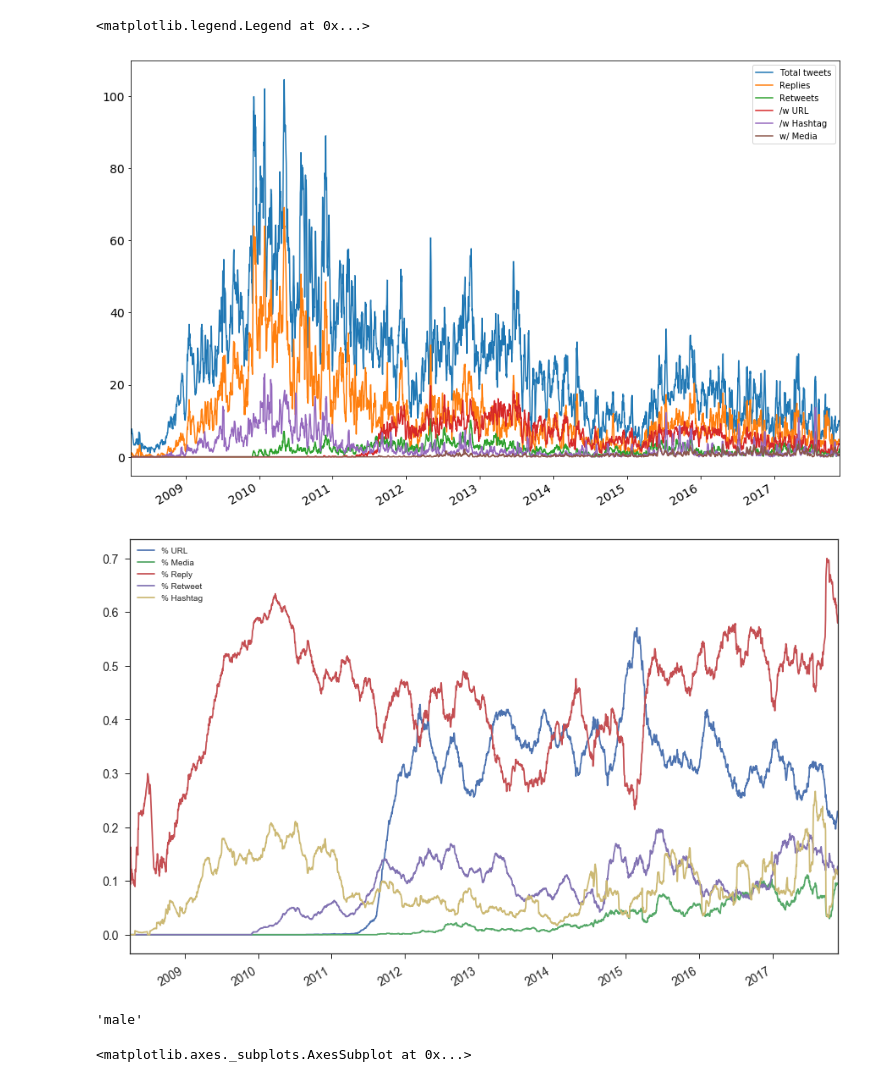
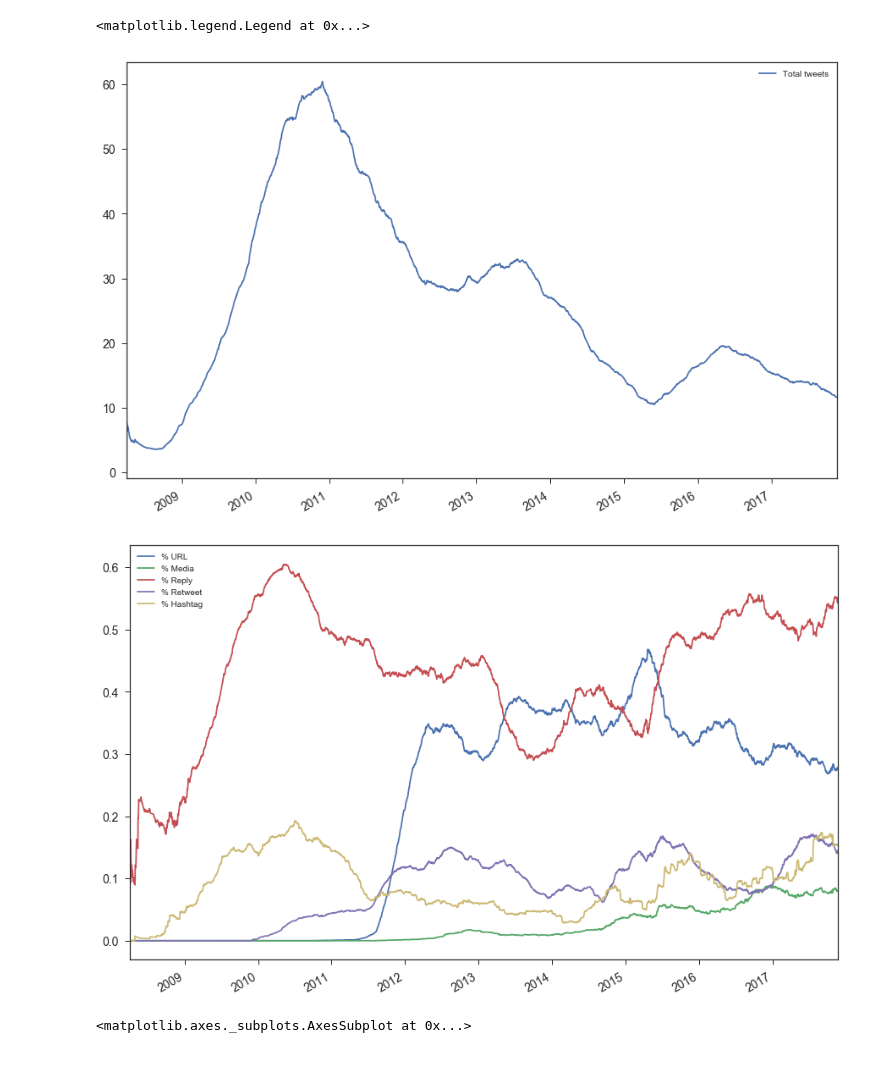
Before and after one commit to gedankenstuecke/twitter-analyser, a Jupyter notebook: archive-analyser.ipynb, the cells around one changed output. Drawn from its saved outputs; the diff is of its cells as text; code cells hidden in the pictures.

Commit message:
more graphs

```diff
--- a/archive-analyser.ipynb
+++ b/archive-analyser.ipynb
@@ -138,6 +126,10 @@ def create_dataframe(tweets):
     return dataframe
 
 def read_file_index(index_file):
+    '''
+    read file that lists all
+    tweet-containing json files
+    '''
     with open(index_file) as f:
         d = f.readlines()[1:]
         d = "".join(d)
@@ -146,6 +138,9 @@ def read_file_index(index_file):
     return files
 
 def read_single_file(fpath):
+    '''
+    read in the json of a single tweet.json
+    '''
     with open(fpath) as f:
         d = f.readlines()[1:]
         d = "".join(d)
@@ -153,6 +148,13 @@ def read_single_file(fpath):
     return tweets
 
 def read_files(file_list,base_path):
+    '''
+    use the file list as generated by
+    read_file_index() to read in the json
+    of all tweet.json files and convert them
+    into individual data frames.
+    Returns them so far not concatenated
+    '''
     data_frames = []
     for single_file in file_list:
         tweets = read_single_file(base_path + '/' + single_file['file_name'])
@@ -245,20 +229,19 @@ for day in hour_per_weekday.keys():
 # %%
-dataframe = dataframe.set_index('utc_time')
 dataframe = dataframe.replace(to_replace={'url': {False: None},'hashtag': {False: None},'media': {False: None}})
 dataframe_grouped = dataframe.groupby(dataframe.index.date).count()
 dataframe_grouped.index = pd.to_datetime(dataframe_grouped.index)
-dataframe_mean_week = dataframe_grouped.rolling('7d').mean()
+dataframe_mean_week = dataframe_grouped.rolling('365d').mean()
 # %%
-pt = dataframe_mean_week.plot(y=['text', 'reply_name', 'retweet_name','url','hashtag','media'],figsize=(15,10),fontsize=14)
-pt.legend(["Total tweets", "Replies",'Retweets','/w URL','/w Hashtag','w/ Media'])
+pt = dataframe_mean_week.plot(y=['text'],figsize=(15,10),fontsize=14)
+pt.legend(["Total tweets"])
 # %% [output]
 <matplotlib.legend.Legend at 0x...>
-[figure, old version]
+[figure, new version]
 # %%
 import seaborn as sns; sns.set(style="ticks", color_codes=True)
 import matplotlib.pyplot as plt
 # %%
-dataframe_mean_week = dataframe_grouped.rolling('63d').mean()
+dataframe_mean_week = dataframe_grouped.rolling('180d').mean()
 dataframe_mean_week['percent_url'] = dataframe_mean_week['url'] / dataframe_mean_week['text']
 dataframe_mean_week['percent_media'] = dataframe_mean_week['media'] / dataframe_mean_week['text']
 dataframe_mean_week['percent_reply'] = dataframe_mean_week['reply_name'] / dataframe_mean_week['text']
@@ -285,9 +268,5 @@ pt.legend(["% URL", "% Media",'% Reply','% Retweet','% Hashtag'])
 df_mean_week_lg = dataframe_mean_week.unstack().reset_index()
 df_mean_week_lg.index = pd.to_datetime(df_mean_week_lg['level_1'])
 # %% [output]
-[figure, old version]
+[figure, new version]
-# %%
-gender_guesser.get_gender("andrea",u'italy')
-# %% [output]
-'male'
 # %%
```
Also changed, not shown: parts of 13 cells of this notebook.
